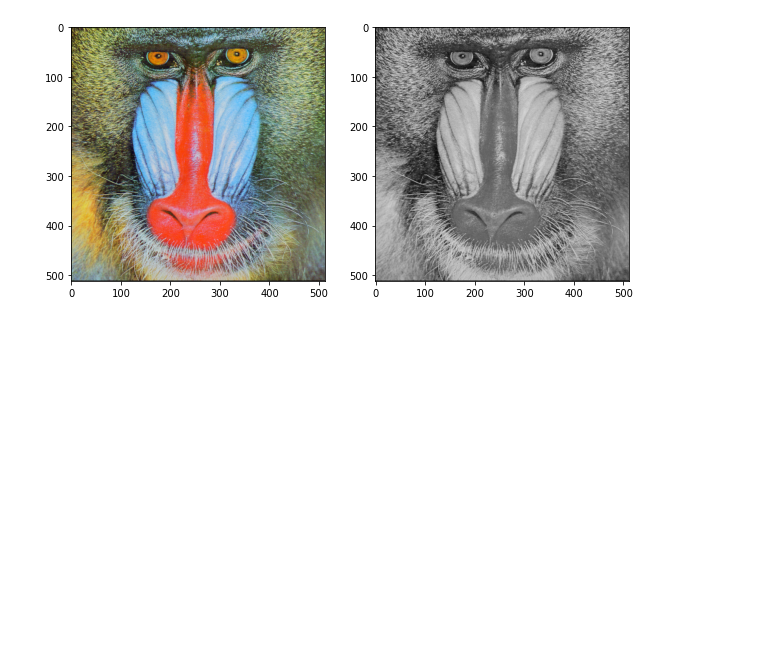
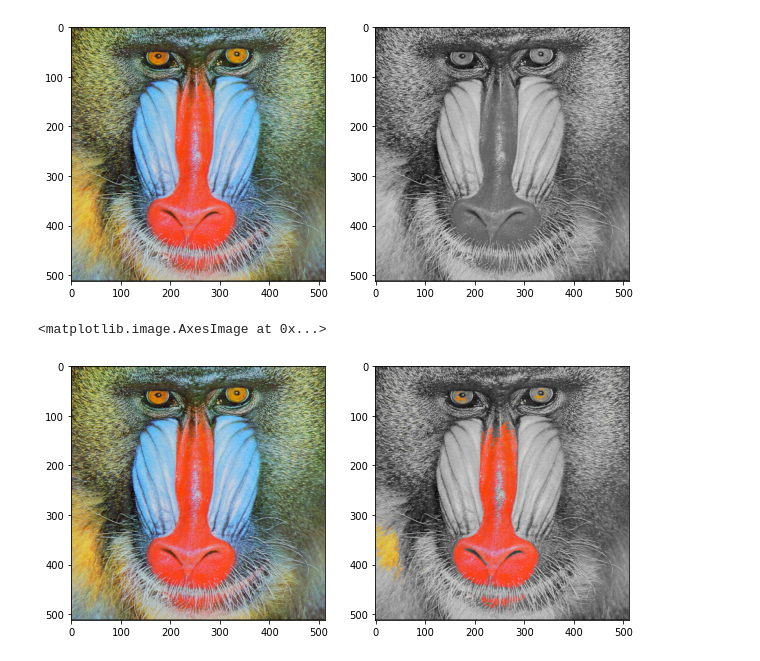
Before and after one commit to AlifiyulAkyun/PCVK_Genap_2023, a Jupyter notebook: Week3.ipynb, the cells around one changed output. Saved outputs shown, nothing was run; the diff lists cells and outputs as text; code cells hidden in the pictures; blank space fills up the shorter version.

```diff
--- a/Week3.ipynb
+++ b/Week3.ipynb
@@ -160,3 +160,33 @@ plt.imshow(lg_img)
 # %% [output]
 <matplotlib.image.AxesImage at 0x...>
 [figure]
+# %%
+r_img = imgRGB.copy()
+
+ret, mask = cv.threshold(r_img[:, :,0], 210, 255, cv.THRESH_BINARY)
+
+mask3 = np.zeros_like(r_img)
+mask3[:, :, 0] = mask
+mask3[:, :, 1] = mask
+mask3[:, :, 2] = mask
+
+# extracting `red` region using `bitwise_and`
+red = cv.bitwise_and(r_img, mask3)
+
+gray = cv.cvtColor(r_img, cv.COLOR_RGB2GRAY)
+r_img  = cv.cvtColor(gray, cv.COLOR_GRAY2RGB)
+
+# extracting non-red region
+gray = cv.bitwise_and(r_img, 255 - mask3)
+
+# red masked output
+out = gray + red
+
+fig2 = plt.figure(figsize=(10, 7))
+fig2.add_subplot(1, 2, 1)
+plt.imshow(imgRGB)
+fig2.add_subplot(1, 2, 2)
+plt.imshow(out)
+# %% [output]
+<matplotlib.image.AxesImage at 0x...>
+[figure, added]
```
